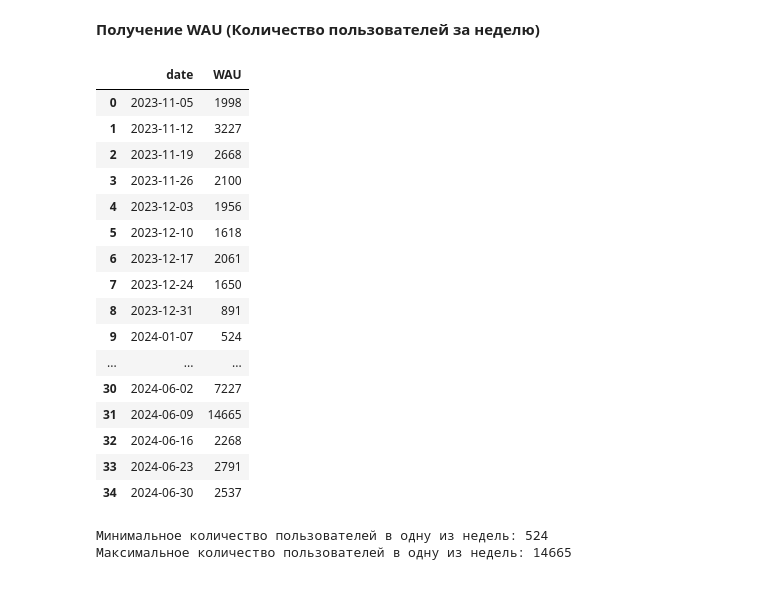
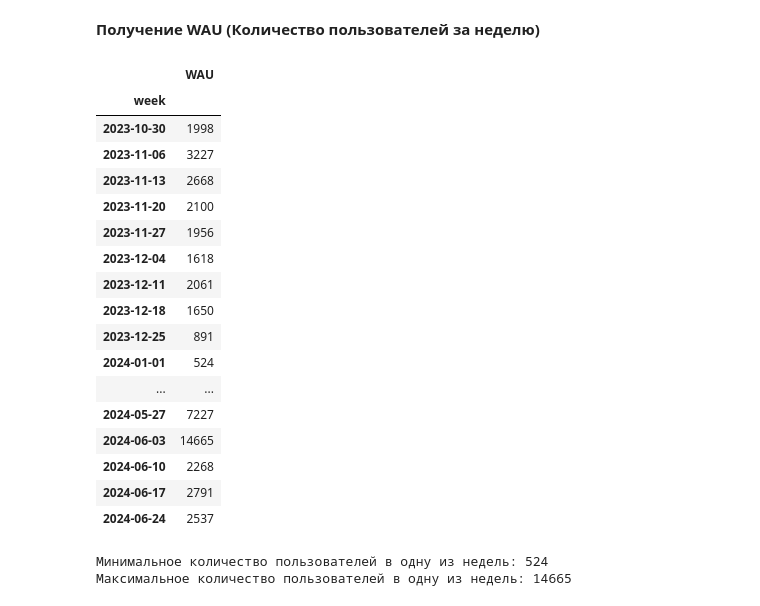
Before and after one commit to justy007/itdiving_case1, a Jupyter notebook: data_analysis.ipynb, the cells around one changed output. Saved outputs shown, nothing was run; the diff lists cells and outputs as text; code cells hidden in the pictures.

```diff
--- a/data_analysis.ipynb
+++ b/data_analysis.ipynb
@@ -52,27 +51,31 @@ print('Максимальное количество пользователей
 Максимальное количество пользователей в один из дней: 6159
 # %% [markdown]
 **Получение WAU (Количество пользователей за неделю)**
-# %%
-wau = df.set_index('date').resample('W')['user_id'].nunique().reset_index(name='WAU')
-wau
-# %% [output]
-|  | date | WAU |
-| 0 | 2023-11-05 | 1998 |
-| 1 | 2023-11-12 | 3227 |
-| 2 | 2023-11-19 | 2668 |
-| 3 | 2023-11-26 | 2100 |
-| 4 | 2023-12-03 | 1956 |
-| 5 | 2023-12-10 | 1618 |
-| 6 | 2023-12-17 | 2061 |
-| 7 | 2023-12-24 | 1650 |
-| 8 | 2023-12-31 | 891 |
-| 9 | 2024-01-07 | 524 |
-| ... | ... | ... |
-| 30 | 2024-06-02 | 7227 |
-| 31 | 2024-06-09 | 14665 |
-| 32 | 2024-06-16 | 2268 |
-| 33 | 2024-06-23 | 2791 |
-| 34 | 2024-06-30 | 2537 |
+# %%
+df['weekday'] = df['date'].dt.weekday
+df['weekday'] = df['weekday'].apply(lambda x: np.timedelta64(x, 'D'))
+df['week'] = df['date'] - df['weekday']
+wau = df.groupby('week').agg(WAU=('user_id', 'nunique'))
+wau
+# %% [output]
+|  | WAU |
+| week |  |
+| 2023-10-30 | 1998 |
+| 2023-11-06 | 3227 |
+| 2023-11-13 | 2668 |
+| 2023-11-20 | 2100 |
+| 2023-11-27 | 1956 |
+| 2023-12-04 | 1618 |
+| 2023-12-11 | 2061 |
+| 2023-12-18 | 1650 |
+| 2023-12-25 | 891 |
+| 2024-01-01 | 524 |
+| ... | ... |
+| 2024-05-27 | 7227 |
+| 2024-06-03 | 14665 |
+| 2024-06-10 | 2268 |
+| 2024-06-17 | 2791 |
+| 2024-06-24 | 2537 |
 # %%
 print('Минимальное количество пользователей в одну из недель:', wau.WAU.min())
 print('Максимальное количество пользователей в одну из недель:', wau.WAU.max())
```
Also changed, not shown: parts of 10 cells of this notebook.
